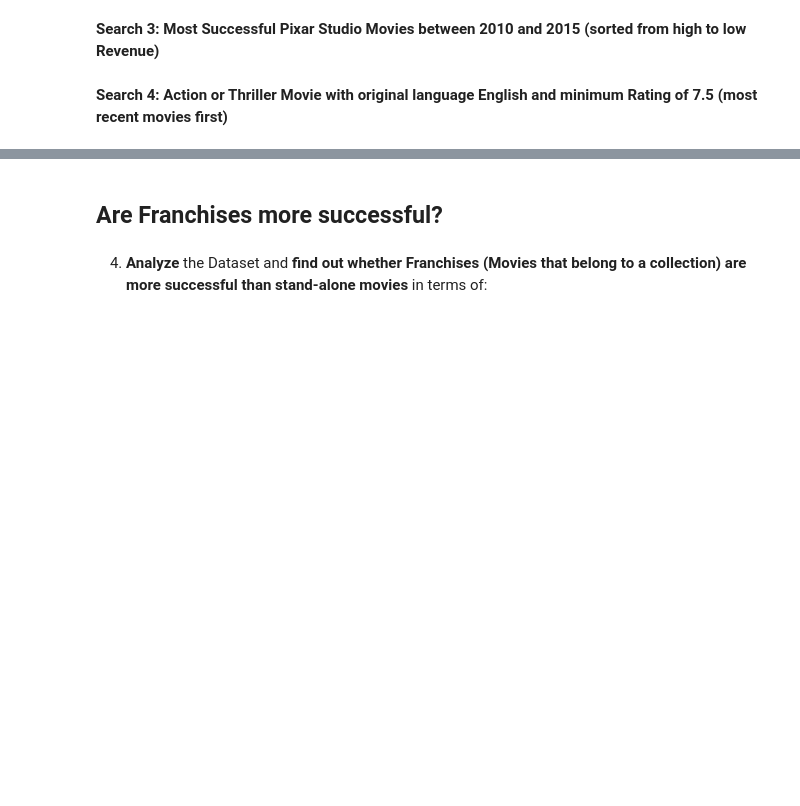
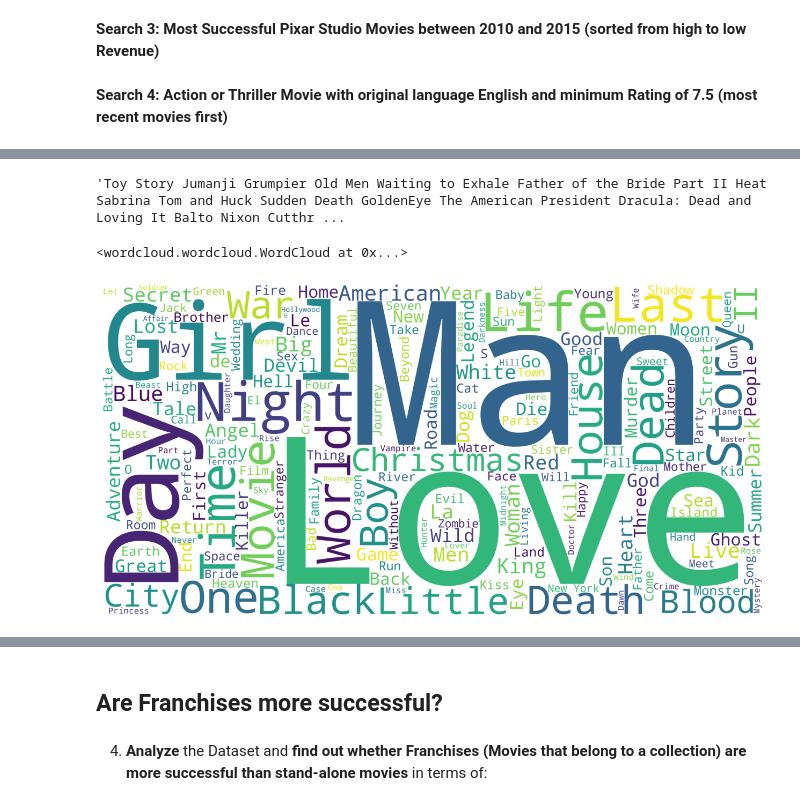
Before and after one commit to Amalaseeli/Explanatory_data_analysis, a Jupyter notebook: Project_01_Materials/Project_01_Materials/Expantatory_Anaylsis_practise.ipynb, the cells around one changed output, grey strips where cells are left out. Cells and saved outputs as stored; diff of their text form; code cells hidden in the pictures; blank space fills up the shorter version.

```diff
--- a/Project_01_Materials/Project_01_Materials/Expantatory_Anaylsis_practise.ipynb
+++ b/Project_01_Materials/Project_01_Materials/Expantatory_Anaylsis_practise.ipynb
@@ -460,0 +757,4 @@ __Search 4: Action or Thriller Movie with original language English and minimum
+# %%
+title=df.title.dropna()
+tagline=df.tagline.dropna()
+overview=df.overview.dropna()
@@ -460,0 +776,21 @@ __Search 4: Action or Thriller Movie with original language English and minimum
+# %%
+' '.join(title)
+# %% [output]
+'Toy Story Jumanji Grumpier Old Men Waiting to Exhale Father of the Bride Part II Heat Sabrina Tom and Huck Sudden Death GoldenEye The American President Dracula: Dead and Loving It Balto Nixon Cutthr ...
+# %%
+tagline_corpus=' '.join(tagline)
+overview_corpus=' '.join(overview)
+title_corpus=' '.join(title)
+# %%
+title_wordcloud=WordCloud(background_color='white', height=2000, width=4000, max_words=200).generate(title_corpus)
+# %%
+title_wordcloud
+# %% [output]
+<wordcloud.wordcloud.WordCloud at 0x...>
+# %%
+plt.figure(figsize=(16,8))
+plt.imshow(title_wordcloud)
+plt.axis('off')
+plt.show()
+# %% [output]
+[figure, added]
```
Also changed, not shown: parts of 115 cells of this notebook.
